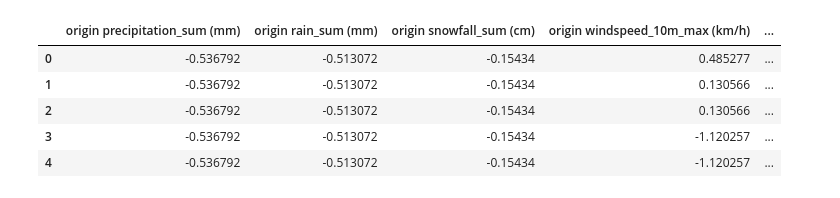
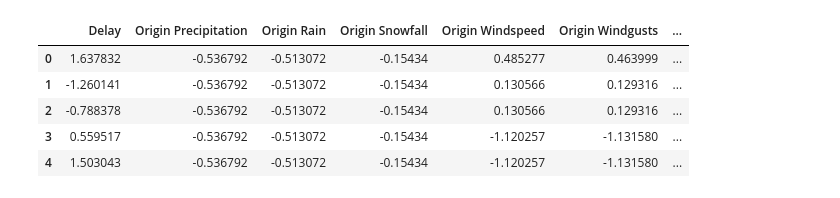
Before and after one commit to theianchia/predicting-flight-delays, a Jupyter notebook: eda/eda.ipynb, the cells around one changed output. Saved outputs shown, nothing was run; the diff lists cells and outputs as text; code cells hidden in the pictures.

```diff
--- a/eda/eda.ipynb
+++ b/eda/eda.ipynb
@@ -44,5 +59,4 @@ Name: DEST, dtype: int64
 # %%
-abe_atl_airline_df = airline_df[(airline_df['ORIGIN'] == 'ABE') & (airline_df['DEST'] == 'ATL')]
-abe_atl_airline_df.rename(columns = {'FL_DATE':'time'}, inplace = True)
+abe_atl_airline_df = airline_df[(airline_df['Origin'] == 'ABE') & (airline_df['Destination'] == 'ATL')]
 abe_atl_airline_df.head()
 # %% [output]
@@ -93,0 +70,26 @@ abe_atl_airline_df.head()
+# %%
+origin_weather_cols = {
+    'Precipitation': 'Origin Precipitation',
+    'Rain': 'Origin Rain',
+    'Snowfall': 'Origin Snowfall',
+    'Windspeed': 'Origin Windspeed',
+    'Windgusts': 'Origin Windgusts',
+    'Evapotranspiration': 'Origin Evapotranspiration'
+}
+
+dest_weather_cols = {
+    'Precipitation': 'Dest Precipitation',
+    'Rain': 'Dest Rain',
+    'Snowfall': 'Dest Snowfall',
+    'Windspeed': 'Dest Windspeed',
+    'Windgusts': 'Dest Windgusts',
+    'Evapotranspiration': 'Dest Evapotranspiration'
+}
+
+abe_atl_airline_df = abe_atl_airline_df.join(abe_weather_df.set_index('Date'), on='Date')
+abe_atl_airline_df.rename(columns = origin_weather_cols, inplace = True)
+
+abe_atl_airline_df = abe_atl_airline_df.join(abe_weather_df.set_index('Date'), on='Date')
+abe_atl_airline_df.rename(columns = dest_weather_cols, inplace = True)
+
+abe_atl_airline_df.head()
@@ -145,0 +137,10 @@ features_df.head()
+# %%
+without_airline_cols = [
+    'Delay', 'Origin Precipitation', 'Origin Rain', 'Origin Snowfall',
+    'Origin Windspeed', 'Origin Windgusts', 'Origin Evapotranspiration',
+    'Dest Precipitation', 'Dest Rain', 'Dest Snowfall', 'Dest Windspeed',
+    'Dest Windgusts', 'Dest Evapotranspiration'
+]
+
+features_df = abe_atl_airline_df[without_airline_cols]
+features_df.head()
@@ -146,18 +154,16 @@ features_df.head()
 # %%
 scaler = StandardScaler()
 scaled_features_np = scaler.fit_transform(features_df)
 scaled_features_df = pd.DataFrame(scaled_features_np , columns=without_airline_cols)
 
-scaled_features_df['delay'] = (abe_atl_airline_df['ACTUAL_ELAPSED_TIME'] - abe_atl_airline_df['CRS_ELAPSED_TIME']).to_numpy()
-
 scaled_features_df.head()
 # %% [output]
-|  | origin precipitation_sum (mm) | origin rain_sum (mm) | origin snowfall_sum (cm) | origin windspeed_10m_max (km/h) | ... |
-| 0 | -0.536792 | -0.513072 | -0.15434 | 0.485277 | ... |
-| 1 | -0.536792 | -0.513072 | -0.15434 | 0.130566 | ... |
-| 2 | -0.536792 | -0.513072 | -0.15434 | 0.130566 | ... |
-| 3 | -0.536792 | -0.513072 | -0.15434 | -1.120257 | ... |
-| 4 | -0.536792 | -0.513072 | -0.15434 | -1.120257 | ... |
+|  | Delay | Origin Precipitation | Origin Rain | Origin Snowfall | Origin Windspeed | Origin Windgusts | ... |
+| 0 | 1.637832 | -0.536792 | -0.513072 | -0.15434 | 0.485277 | 0.463999 | ... |
+| 1 | -1.260141 | -0.536792 | -0.513072 | -0.15434 | 0.130566 | 0.129316 | ... |
+| 2 | -0.788378 | -0.536792 | -0.513072 | -0.15434 | 0.130566 | 0.129316 | ... |
+| 3 | 0.559517 | -0.536792 | -0.513072 | -0.15434 | -1.120257 | -1.131580 | ... |
+| 4 | 1.503043 | -0.536792 | -0.513072 | -0.15434 | -1.120257 | -1.131580 | ... |
 # %%
 fig = px.imshow(
     scaled_features_df.corr(),
```
Also changed, not shown: parts of 12 cells of this notebook, 4 other files.
